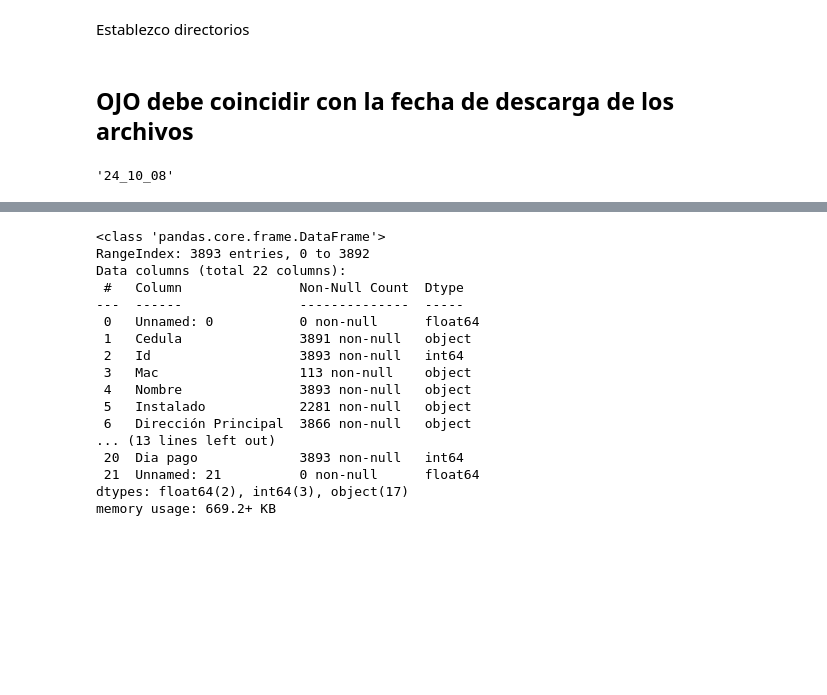
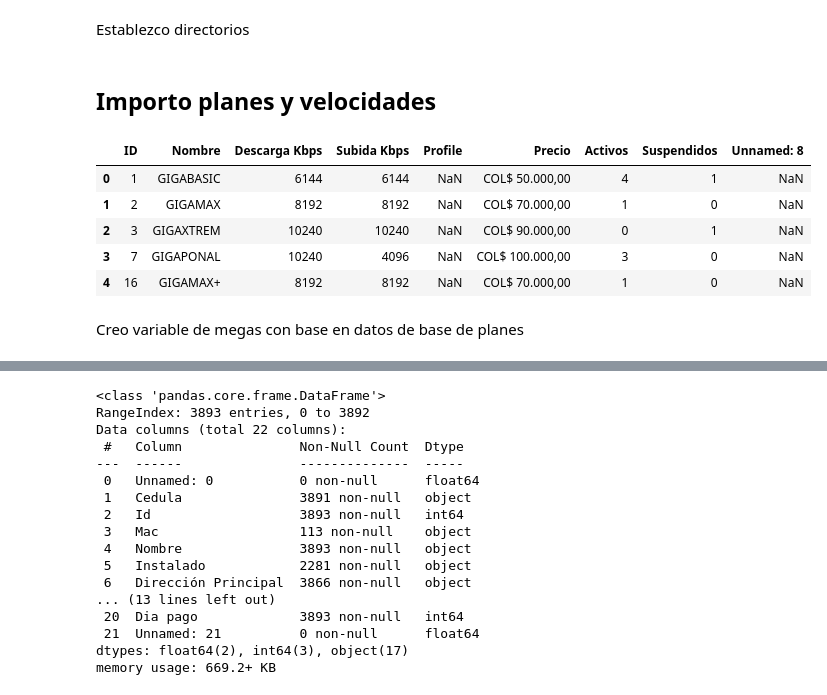
Before and after one commit to juliandiazparra/reduc_serv_times, a Jupyter notebook: 0.2 Limpieza_usuarios.ipynb, the cells around one changed output, grey strips where cells are left out. Saved outputs shown, nothing was run; the diff lists cells and outputs as text; code cells hidden in the pictures; blank space fills up the shorter version.

```diff
--- a/0.2 Limpieza_usuarios.ipynb
+++ b/0.2 Limpieza_usuarios.ipynb
@@ -57,10 +57,22 @@ if platform.system()=='Darwin':
     tickets_clean=bases+'/Tickets'
     facturas_clean=bases+'/Facturas'
     egresos_clean=bases+'/Egresos'
-# %% [markdown]
-## OJO debe coincidir con la fecha de descarga de los archivos
-# %%
-fecha=pd.to_datetime('today').strftime('%y_%m_%d')
-fecha
-# %% [output]
-'24_10_08'
+# %% [markdown]
+## Importo planes y velocidades
+# %%
+#Importo planes
+import glob
+planes_cd=os.path.join(data,'Planes')
+file_list=glob.glob(os.path.join(planes_cd,'*.csv'))
+last_file=max(file_list,key=os.path.getctime)
+base_planes=pd.read_csv(last_file)
+base_planes.head()
+# %% [output]
+|  | ID | Nombre | Descarga Kbps | Subida Kbps | Profile | Precio | Activos | Suspendidos | Unnamed: 8 |
+| 0 | 1 | GIGABASIC | 6144 | 6144 | NaN | COL$ 50.000,00 | 4 | 1 | NaN |
+| 1 | 2 | GIGAMAX | 8192 | 8192 | NaN | COL$ 70.000,00 | 1 | 0 | NaN |
+| 2 | 3 | GIGAXTREM | 10240 | 10240 | NaN | COL$ 90.000,00 | 0 | 1 | NaN |
+| 3 | 7 | GIGAPONAL | 10240 | 4096 | NaN | COL$ 100.000,00 | 3 | 0 | NaN |
+| 4 | 16 | GIGAMAX+ | 8192 | 8192 | NaN | COL$ 70.000,00 | 1 | 0 | NaN |
+# %% [markdown]
+Creo variable de megas con base en datos de base de planes
```
Also changed, not shown: parts of 26 cells of this notebook, 1 other file.
